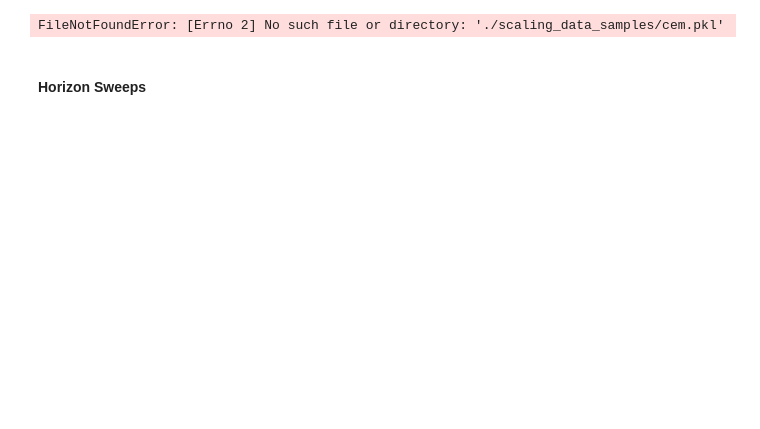
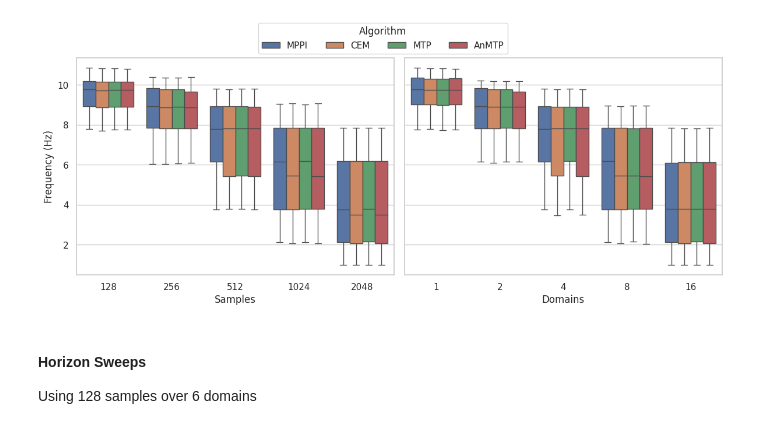
Before and after one commit to magnusdierking/mtp-thesis, a Jupyter notebook: experiments/scaling/plot_scaling_data.ipynb, the cells around one changed output. Saved outputs shown, nothing was run; the diff lists cells and outputs as text; code cells hidden in the pictures; blank space fills up the shorter version.

Commit message:
Started time sweep experiments push T, refined plotting

```diff
--- a/experiments/scaling/plot_scaling_data.ipynb
+++ b/experiments/scaling/plot_scaling_data.ipynb
@@ -15,19 +75,49 @@ algos = ["mppi", "cem", "mtp", "anmtp"]
 # %%
-data = {
-    "algorithm": algos * 6,
-    "t_sample_sweep": [],
-    "t_domain_sweep": [],
-}
+sns.set_theme(style="whitegrid")
 
-for algo in algos:
-    path = f"./scaling_data_samples/{algo}.pkl"
-    with open(path, "rb") as f:
-        algo_data = pickle.load(f)
+fig, axes = plt.subplots(1, 2, figsize=(12, 5), sharey=True)
 
-    data["t_sample_sweep"].extend(algo_data[:, 0, -1].tolist())
-    data["t_domain_sweep"].extend(algo_data[0, :, -1].tolist())
+# Left: Runtime vs Samples
+sns.boxplot(data=df, x='Samples', y='Frequency', hue='Algorithm', ax=axes[0])
+axes[0].set_xlabel('Samples')
+axes[0].set_ylabel('Frequency (Hz)')
+
+# Right: Runtime vs Domains
+sns.boxplot(data=df, x='Domains', y='Frequency', hue='Algorithm', ax=axes[1])
+axes[1].set_xlabel('Domains')
+axes[1].set_ylabel('Frequency (Hz)')
+
+# Improve legend layout
+axes[0].legend_.remove()  # Remove duplicate legend
+axes[1].legend_.remove()  # Remove duplicate legend
+
+plt.subplots_adjust(top=0.95)
+
+# ---- Fix the legend duplication ----
+# Get unique handles and labels from one of the subplots
+handles, labels = axes[0].get_legend_handles_labels()
+unique = dict(zip(labels, handles))  # removes duplicates while preserving order
+
+# Add a single legend for the whole figure
+fig.legend(
+    unique.values(),
+    unique.keys(),
+    title='Algorithm',
+    loc='upper center',
+    ncol=len(unique),  # one row of legend items
+    bbox_to_anchor=(0.5, 1.02)
+)
+# fig.legend(title='Algorithm', loc='upper center', ncol=1, )
+
+plt.tight_layout(rect=[0, 0, 1, 0.92])  # prevent overlap with legend
+
+
+# plt.savefig('test.pgf')
+
+plt.show()
 # %% [output]
-FileNotFoundError: [Errno 2] No such file or directory: './scaling_data_samples/cem.pkl'
+[figure, added]
 # %% [markdown]
 #### Horizon Sweeps
+Using 128 samples over 6 domains
 # %%
```
Also changed, not shown: parts of 9 cells of this notebook, 3 other files.
